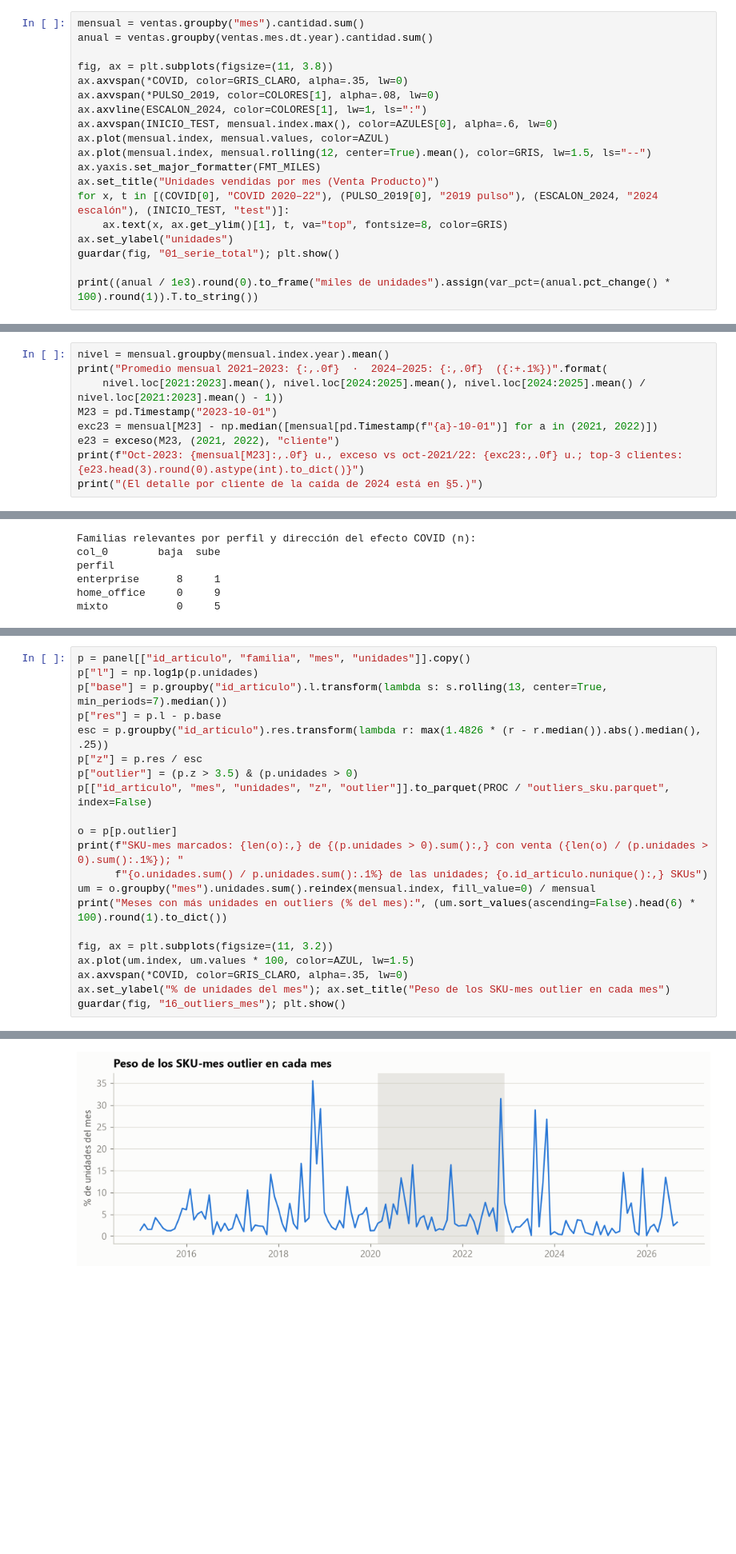
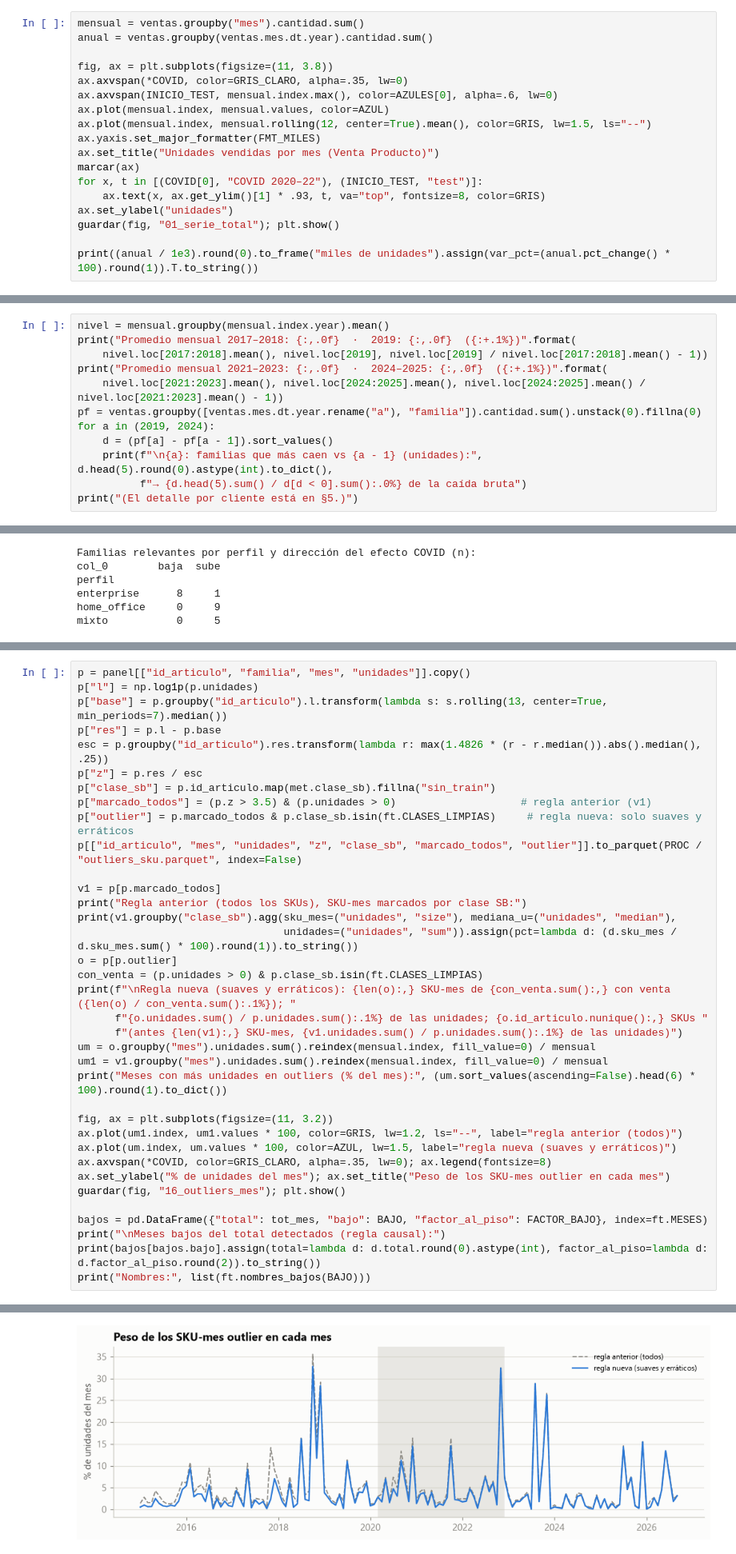
Before and after one commit to KarlaLlamil/prediccion_ventas, a Jupyter notebook: notebooks/01_EDA.ipynb, the cells around one changed output, grey strips where cells are left out. Shown at 80% size. Drawn from its saved outputs; the diff is of its cells as text; blank space fills up the shorter version.

```diff
--- a/notebooks/01_EDA.ipynb
+++ b/notebooks/01_EDA.ipynb
@@ -96,15 +120,14 @@ anual = ventas.groupby(ventas.mes.dt.year).cantidad.sum()
 
 fig, ax = plt.subplots(figsize=(11, 3.8))
 ax.axvspan(*COVID, color=GRIS_CLARO, alpha=.35, lw=0)
-ax.axvspan(*PULSO_2019, color=COLORES[1], alpha=.08, lw=0)
-ax.axvline(ESCALON_2024, color=COLORES[1], lw=1, ls=":")
 ax.axvspan(INICIO_TEST, mensual.index.max(), color=AZULES[0], alpha=.6, lw=0)
 ax.plot(mensual.index, mensual.values, color=AZUL)
 ax.plot(mensual.index, mensual.rolling(12, center=True).mean(), color=GRIS, lw=1.5, ls="--")
 ax.yaxis.set_major_formatter(FMT_MILES)
 ax.set_title("Unidades vendidas por mes (Venta Producto)")
-for x, t in [(COVID[0], "COVID 2020–22"), (PULSO_2019[0], "2019 pulso"), (ESCALON_2024, "2024 escalón"), (INICIO_TEST, "test")]:
-    ax.text(x, ax.get_ylim()[1], t, va="top", fontsize=8, color=GRIS)
+marcar(ax)
+for x, t in [(COVID[0], "COVID 2020–22"), (INICIO_TEST, "test")]:
+    ax.text(x, ax.get_ylim()[1] * .93, t, va="top", fontsize=8, color=GRIS)
 ax.set_ylabel("unidades")
 guardar(fig, "01_serie_total"); plt.show()
 
@@ -455,10 +533,13 @@ Top-20 SKUs del exceso: 12 m antes 594,144 · oct-18 160,882 · 12 m después 57
 # %%
 nivel = mensual.groupby(mensual.index.year).mean()
+print("Promedio mensual 2017–2018: {:,.0f}  ·  2019: {:,.0f}  ({:+.1%})".format(
+    nivel.loc[2017:2018].mean(), nivel.loc[2019], nivel.loc[2019] / nivel.loc[2017:2018].mean() - 1))
 print("Promedio mensual 2021–2023: {:,.0f}  ·  2024–2025: {:,.0f}  ({:+.1%})".format(
     nivel.loc[2021:2023].mean(), nivel.loc[2024:2025].mean(), nivel.loc[2024:2025].mean() / nivel.loc[2021:2023].mean() - 1))
-M23 = pd.Timestamp("2023-10-01")
-exc23 = mensual[M23] - np.median([mensual[pd.Timestamp(f"{a}-10-01")] for a in (2021, 2022)])
-e23 = exceso(M23, (2021, 2022), "cliente")
-print(f"Oct-2023: {mensual[M23]:,.0f} u., exceso vs oct-2021/22: {exc23:,.0f} u.; top-3 clientes: {e23.head(3).round(0).astype(int).to_dict()}")
-print("(El detalle por cliente de la caída de 2024 está en §5.)")
+pf = ventas.groupby([ventas.mes.dt.year.rename("a"), "familia"]).cantidad.sum().unstack(0).fillna(0)
+for a in (2019, 2024):
+    d = (pf[a] - pf[a - 1]).sort_values()
+    print(f"\n{a}: familias que más caen vs {a - 1} (unidades):", d.head(5).round(0).astype(int).to_dict(),
+          f"→ {d.head(5).sum() / d[d < 0].sum():.0%} de la caída bruta")
+print("(El detalle por cliente está en §5.)")
 # %% [output]
@@ -612,18 +705,33 @@ p["base"] = p.groupby("id_articulo").l.transform(lambda s: s.rolling(13, center=
 p["res"] = p.l - p.base
 esc = p.groupby("id_articulo").res.transform(lambda r: max(1.4826 * (r - r.median()).abs().median(), .25))
 p["z"] = p.res / esc
-p["outlier"] = (p.z > 3.5) & (p.unidades > 0)
-p[["id_articulo", "mes", "unidades", "z", "outlier"]].to_parquet(PROC / "outliers_sku.parquet", index=False)
+p["clase_sb"] = p.id_articulo.map(met.clase_sb).fillna("sin_train")
+p["marcado_todos"] = (p.z > 3.5) & (p.unidades > 0)                    # regla anterior (v1)
+p["outlier"] = p.marcado_todos & p.clase_sb.isin(ft.CLASES_LIMPIAS)     # regla nueva: solo suaves y erráticos
+p[["id_articulo", "mes", "unidades", "z", "clase_sb", "marcado_todos", "outlier"]].to_parquet(PROC / "outliers_sku.parquet", index=False)
 
+v1 = p[p.marcado_todos]
+print("Regla anterior (todos los SKUs), SKU-mes marcados por clase SB:")
+print(v1.groupby("clase_sb").agg(sku_mes=("unidades", "size"), mediana_u=("unidades", "median"),
+                                 unidades=("unidades", "sum")).assign(pct=lambda d: (d.sku_mes / d.sku_mes.sum() * 100).round(1)).to_string())
 o = p[p.outlier]
-print(f"SKU-mes marcados: {len(o):,} de {(p.unidades > 0).sum():,} con venta ({len(o) / (p.unidades > 0).sum():.1%}); "
-      f"{o.unidades.sum() / p.unidades.sum():.1%} de las unidades; {o.id_articulo.nunique():,} SKUs")
+con_venta = (p.unidades > 0) & p.clase_sb.isin(ft.CLASES_LIMPIAS)
+print(f"\nRegla nueva (suaves y erráticos): {len(o):,} SKU-mes de {con_venta.sum():,} con venta ({len(o) / con_venta.sum():.1%}); "
+      f"{o.unidades.sum() / p.unidades.sum():.1%} de las unidades; {o.id_articulo.nunique():,} SKUs "
+      f"(antes {len(v1):,} SKU-mes, {v1.unidades.sum() / p.unidades.sum():.1%} de las unidades)")
 um = o.groupby("mes").unidades.sum().reindex(mensual.index, fill_value=0) / mensual
+um1 = v1.groupby("mes").unidades.sum().reindex(mensual.index, fill_value=0) / mensual
 print("Meses con más unidades en outliers (% del mes):", (um.sort_values(ascending=False).head(6) * 100).round(1).to_dict())
 
 fig, ax = plt.subplots(figsize=(11, 3.2))
-ax.plot(um.index, um.values * 100, color=AZUL, lw=1.5)
-ax.axvspan(*COVID, color=GRIS_CLARO, alpha=.35, lw=0)
+ax.plot(um1.index, um1.values * 100, color=GRIS, lw=1.2, ls="--", label="regla anterior (todos)")
+ax.plot(um.index, um.values * 100, color=AZUL, lw=1.5, label="regla nueva (suaves y erráticos)")
+ax.axvspan(*COVID, color=GRIS_CLARO, alpha=.35, lw=0); ax.legend(fontsize=8)
 ax.set_ylabel("% de unidades del mes"); ax.set_title("Peso de los SKU-mes outlier en cada mes")
 guardar(fig, "16_outliers_mes"); plt.show()
+
+bajos = pd.DataFrame({"total": tot_mes, "bajo": BAJO, "factor_al_piso": FACTOR_BAJO}, index=ft.MESES)
+print("\nMeses bajos del total detectados (regla causal):")
+print(bajos[bajos.bajo].assign(total=lambda d: d.total.round(0).astype(int), factor_al_piso=lambda d: d.factor_al_piso.round(2)).to_string())
+print("Nombres:", list(ft.nombres_bajos(BAJO)))
 # %% [output]
@@ -632 +750 @@ Meses con más unidades en outliers (% del mes): {Timestamp('2018-10-01 00:00:00
-[figure, old version]
+[figure, new version]
```
Also changed, not shown: parts of 45 cells of this notebook, 31 other files.
